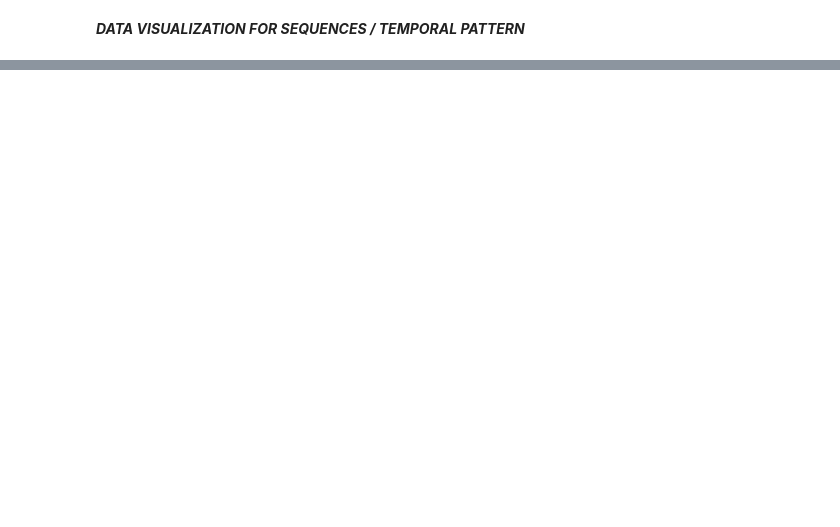
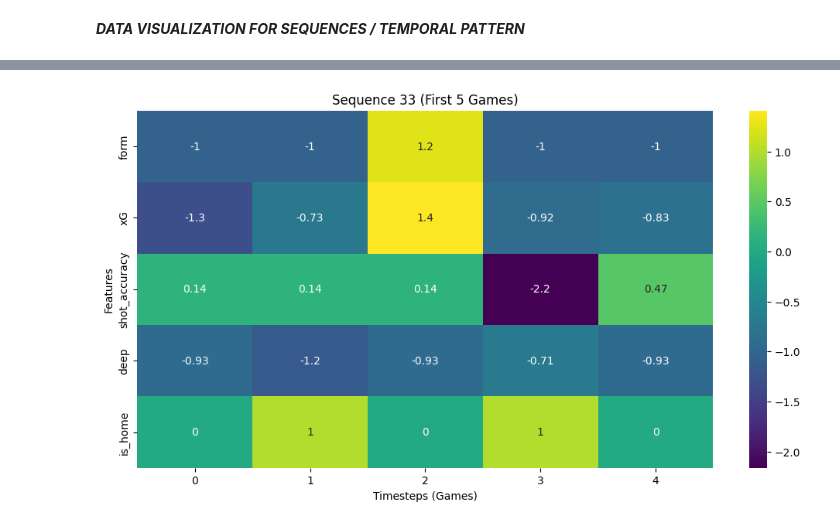
Before and after one commit to Sandeshpokhrel/footballLeaguePredictor-FLP-, a Jupyter notebook: Table_Predictor.ipynb, the cells around one changed output, grey strips where cells are left out. Cells and saved outputs as stored; diff of their text form; code cells hidden in the pictures; blank space fills up the shorter version.

```diff
--- a/Table_Predictor.ipynb
+++ b/Table_Predictor.ipynb
@@ -249,0 +522,2 @@ final_df.columns
+# %%
+final_df= final_df.iloc[:, :-1]
@@ -407,21 +843,23 @@ plot_feature_distributions()
 # %%
 def plot_sequence(sequence_idx, max_timesteps=10, n_features=5):
     """Plot first N timesteps of a sample sequence"""
     plt.figure(figsize=(12, 6))
 
     # Get first sequence (padded)
     sample_seq = X_train[sequence_idx][:max_timesteps, :n_features]
 
     # Create heatmap
     sns.heatmap(sample_seq.T, annot=True, cmap='viridis',
                 yticklabels=feature_cols[:n_features])
     plt.title(f"Sequence {sequence_idx} (First {max_timesteps} Games)")
     plt.xlabel("Timesteps (Games)")
     plt.ylabel("Features")
     plt.show()
 
 # Example: First sequence, first 5 features
-plot_sequence(32, max_timesteps=5, n_features=5)
+plot_sequence(33, max_timesteps=5, n_features=5)
+# %% [output]
+[figure, added]
 # %%
 print("Training mean:", scaler.mean_[:5])  # First 5 features' means
 print("Training std:", scaler.scale_[:5])  # First 5 features' std devs
```
Also changed, not shown: parts of 43 cells of this notebook.
